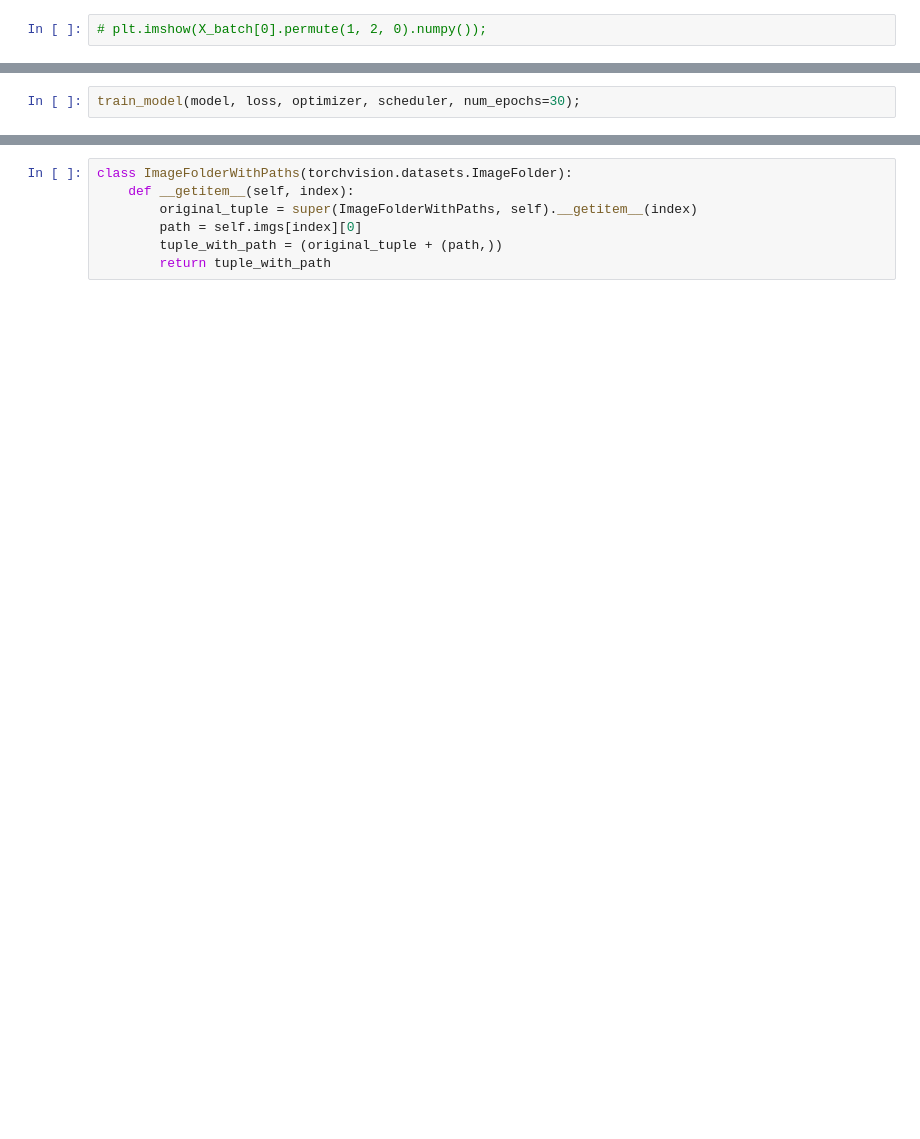
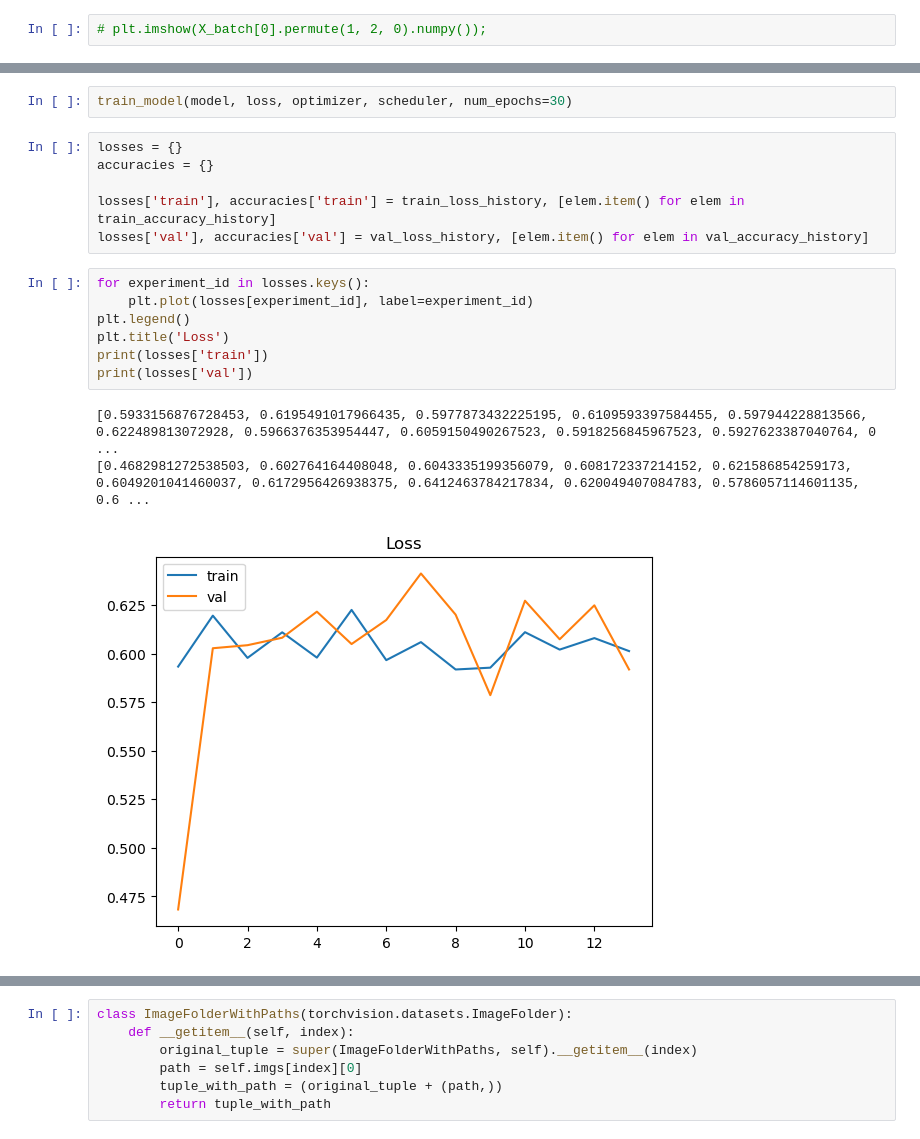
Before and after one commit to Ruslan-Far/robot_engineer, a Jupyter notebook: plates_resnet_152/plates_resnet_152.ipynb, the cells around one changed output, grey strips where cells are left out. Cells and saved outputs as stored; diff of their text form; blank space fills up the shorter version.

```diff
--- a/plates_resnet_152/plates_resnet_152.ipynb
+++ b/plates_resnet_152/plates_resnet_152.ipynb
@@ -417,2 +432,19 @@ scheduler = torch.optim.lr_scheduler.StepLR(optimizer, step_size=7, gamma=0.1)
 # %%
-train_model(model, loss, optimizer, scheduler, num_epochs=30);
+train_model(model, loss, optimizer, scheduler, num_epochs=30)
+# %%
+losses = {}
+accuracies = {}
+
+losses['train'], accuracies['train'] = train_loss_history, [elem.item() for elem in train_accuracy_history]
+losses['val'], accuracies['val'] = val_loss_history, [elem.item() for elem in val_accuracy_history]
+# %%
+for experiment_id in losses.keys():
+    plt.plot(losses[experiment_id], label=experiment_id)
+plt.legend()
+plt.title('Loss')
+print(losses['train'])
+print(losses['val'])
+# %% [output]
+[0.5933156876728453, 0.6195491017966435, 0.5977873432225195, 0.6109593397584455, 0.597944228813566, 0.622489813072928, 0.5966376353954447, 0.6059150490267523, 0.5918256845967523, 0.5927623387040764, 0 ...
+[0.4682981272538503, 0.602764164408048, 0.6043335199356079, 0.608172337214152, 0.621586854259173, 0.6049201041460037, 0.6172956426938375, 0.6412463784217834, 0.620049407084783, 0.5786057114601135, 0.6 ...
+[figure, added]
```
Also changed, not shown: parts of 24 cells of this notebook.
